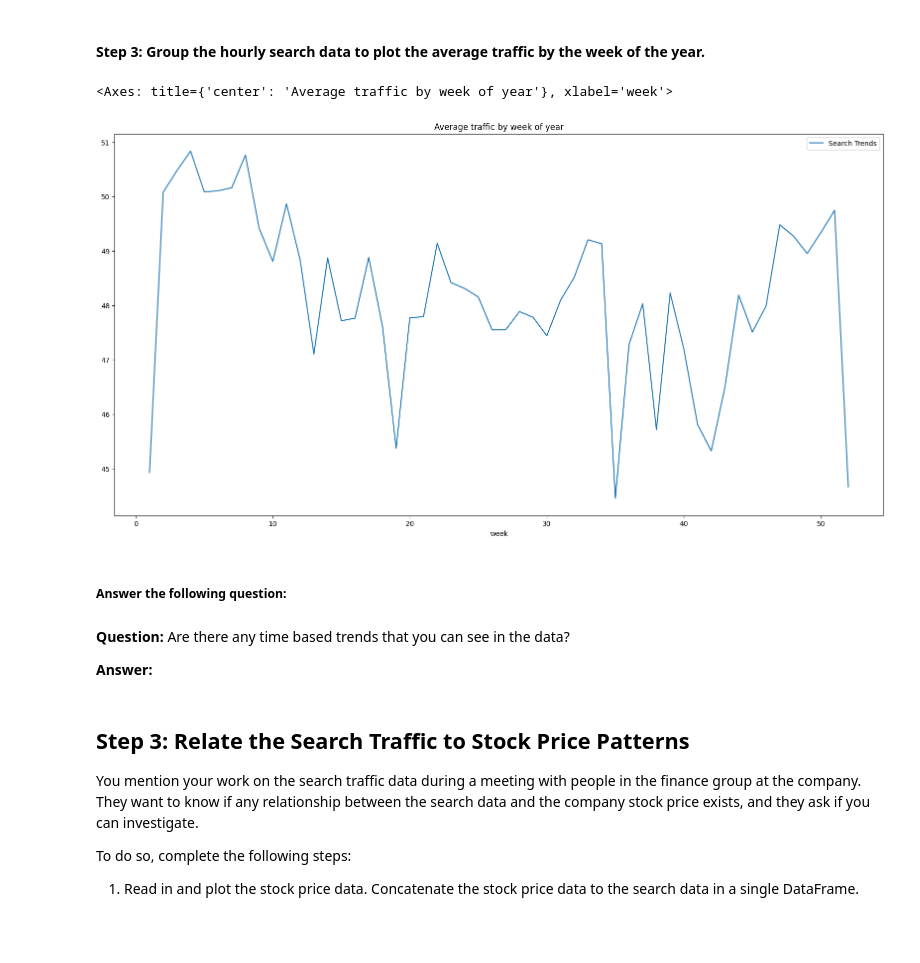
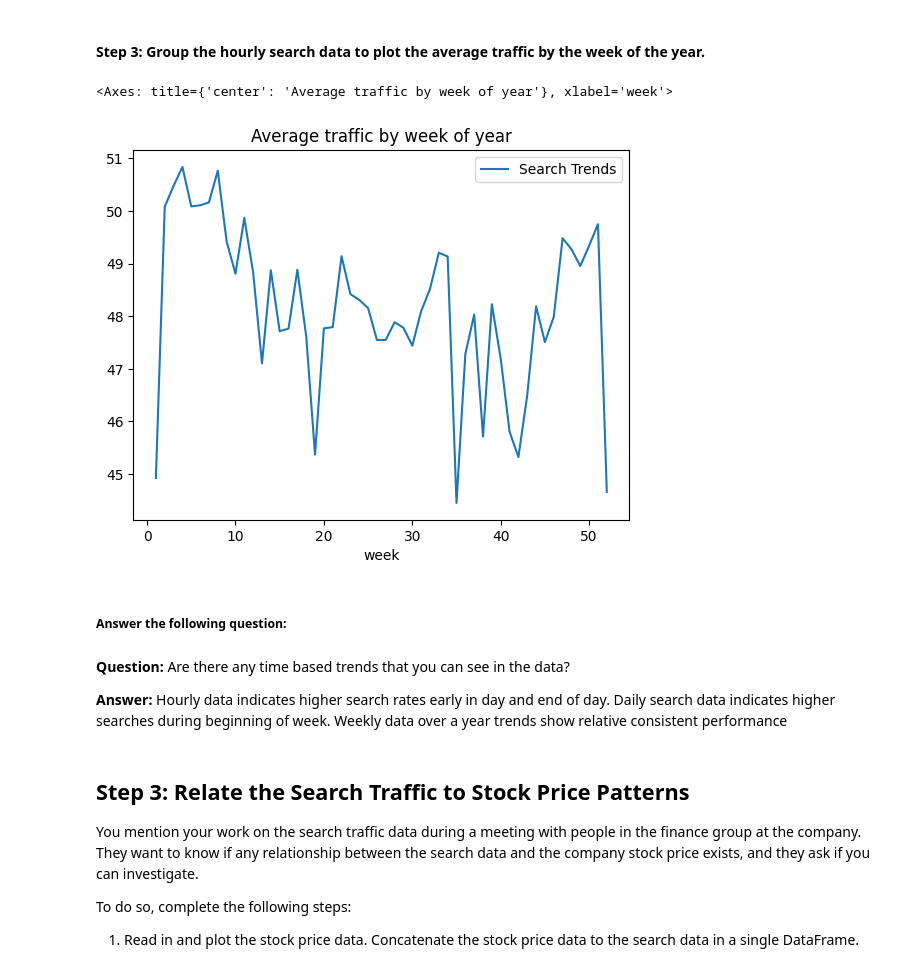
Before and after one commit to kramer2024/prophet-challenge, a Jupyter notebook: forecasting_net_prophet.ipynb, the cells around one changed output. Cells and saved outputs as stored; diff of their text form; code cells hidden in the pictures; blank space fills up the shorter version.

Commit message:
final code version, with questions/answers placed in readme

```diff
--- a/forecasting_net_prophet.ipynb
+++ b/forecasting_net_prophet.ipynb
@@ -179,17 +179,17 @@ df_mercado_day_of_week_trends.plot(figsize= [20, 10], title= 'Average traffic by
 # %%
 # Group the hourly search data to plot the average traffic by the week of the year
 df_mercado_week_of_year_trends = df_mercado_trends.groupby(df_mercado_trends.index.isocalendar().week).mean()
 
-df_mercado_week_of_year_trends.plot(figsize= [20, 10], title= 'Average traffic by week of year')
+df_mercado_week_of_year_trends.plot(title = 'Average traffic by week of year')
 # %% [output]
 <Axes: title={'center': 'Average traffic by week of year'}, xlabel='week'>
-[figure, old version]
+[figure, new version]
 # %% [markdown]
 ##### Answer the following question:
 # %% [markdown]
 **Question:** Are there any time based trends that you can see in the data?
 
-**Answer:**
+**Answer:** Hourly data indicates higher search rates early in day and end of day. Daily search data indicates higher searches during beginning of week. Weekly data over a year trends show relative consistent performance
 # %% [markdown]
 ## Step 3: Relate the Search Traffic to Stock Price Patterns
 
```
Also changed, not shown: parts of 21 cells of this notebook, 9 other files.
